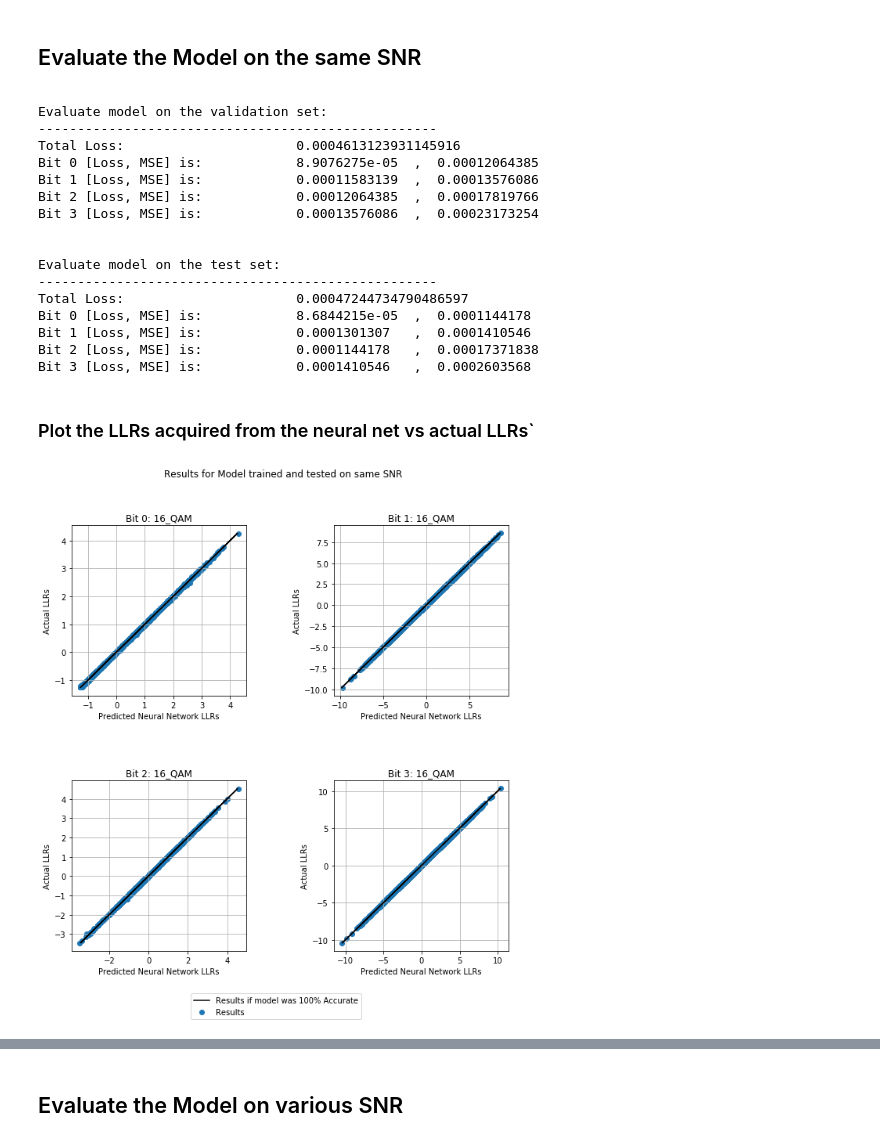
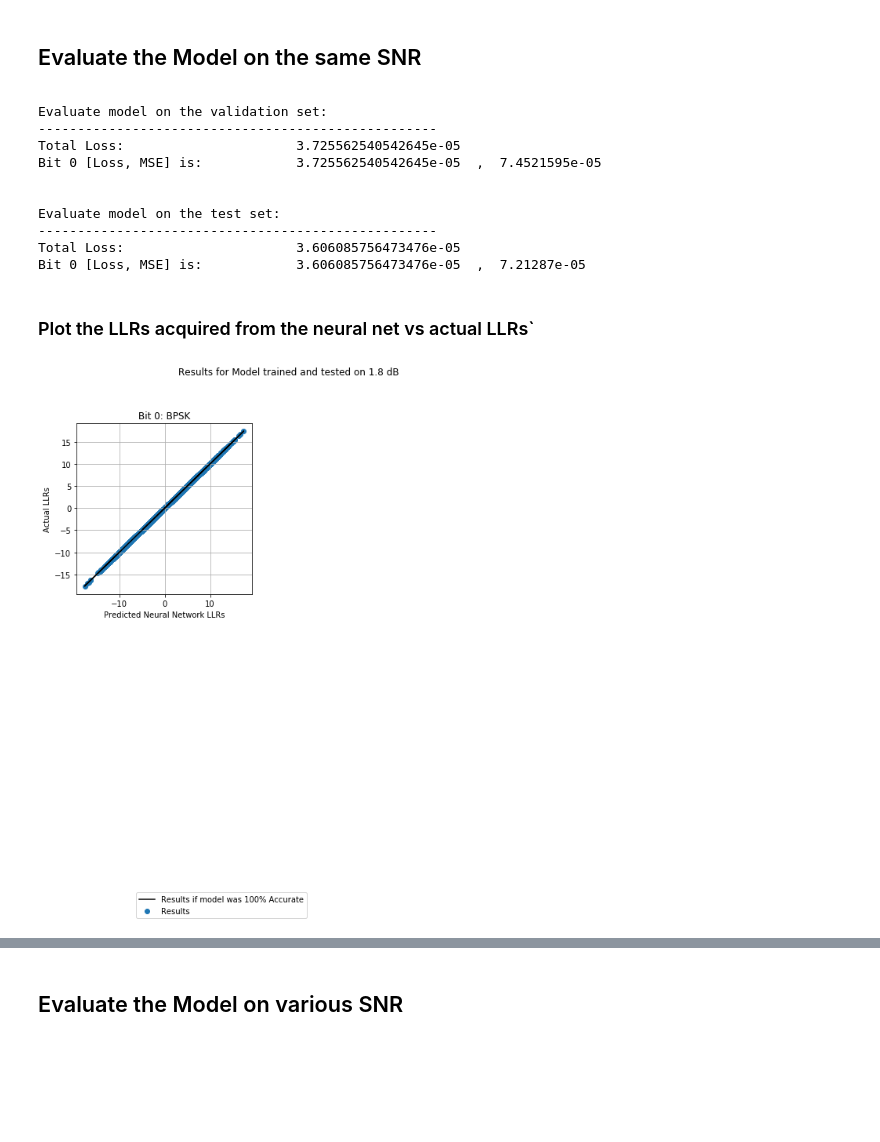
Before and after one commit to puresoda/LLR_net, a Jupyter notebook: LLR_NN.ipynb, the cells around one changed output, grey strips where cells are left out. Drawn from its saved outputs; the diff is of its cells as text; code cells hidden in the pictures; blank space fills up the shorter version.

Commit message:
Saved model for use in decoder, TODO: tidy up notebook and finish report

```diff
--- a/LLR_NN.ipynb
+++ b/LLR_NN.ipynb
@@ -148,11 +149,11 @@ import matplotlib.pyplot as plt
 # %% [markdown]
 # Load the Data
 # %%
-MODULATION = "16_QAM"
-SNR = "2"
-FADE_VAR = "0.1"
-SNR_RANGE_MIN = "-5"
-SNR_RANGE_MAX = "20"
+MODULATION = "BPSK"
+SNR = "1.8"
+FADE_VAR = "0.01"
+SNR_RANGE_MIN = "1"
+SNR_RANGE_MAX = "2.6"
 
 # Load the training data
 X_train_single_SNR = np.genfromtxt("./data_files_single_snr/" + MODULATION + "_X_train_snr_" + SNR + ".csv", delimiter=',')
@@ -344,46 +345,40 @@ for i in range(num_outputs):
 # %% [output]
 Evaluate model on the validation set:
 ---------------------------------------------------
-Total Loss:                      0.0004613123931145916
-Bit 0 [Loss, MSE] is:            8.9076275e-05  ,  0.00012064385
-Bit 1 [Loss, MSE] is:            0.00011583139  ,  0.00013576086
-Bit 2 [Loss, MSE] is:            0.00012064385  ,  0.00017819766
-Bit 3 [Loss, MSE] is:            0.00013576086  ,  0.00023173254
+Total Loss:                      3.725562540542645e-05
+Bit 0 [Loss, MSE] is:            3.725562540542645e-05  ,  7.4521595e-05
 
 
 Evaluate model on the test set:
 ---------------------------------------------------
-Total Loss:                      0.00047244734790486597
-Bit 0 [Loss, MSE] is:            8.6844215e-05  ,  0.0001144178
-Bit 1 [Loss, MSE] is:            0.0001301307   ,  0.0001410546
-Bit 2 [Loss, MSE] is:            0.0001144178   ,  0.00017371838
-Bit 3 [Loss, MSE] is:            0.0001410546   ,  0.0002603568
+Total Loss:                      3.606085756473476e-05
+Bit 0 [Loss, MSE] is:            3.606085756473476e-05  ,  7.21287e-05
 # %% [markdown]
 ### Plot the LLRs acquired from the neural net vs actual LLRs`
 # %%
 y_pred = [None]*num_outputs
 y_pred = model.predict(X_test_single_SNR)
 
 f = plt.figure()
 f.set_figheight(10)
 f.set_figwidth(10)
 for i in range(num_outputs):
   if num_outputs != 1:
     predicted = y_pred[i][:]
   else:
     predicted = y_pred
 
   plt.subplot(2,2,i+1)
   plt.scatter(np.asarray(predicted), y_test_single_SNR[:,i].reshape([-1,1]))
   plt.plot(y_test_single_SNR[:,i].reshape([-1,1]), y_test_single_SNR[:,i].reshape([-1,1]), 'k')
   plt.xlabel("Predicted Neural Network LLRs")
   plt.ylabel("Actual LLRs")
   plt.title("Bit " + str(i) + ": " + MODULATION)
   plt.grid()
 
 plt.subplots_adjust(wspace=0.5, hspace=0.5)
 f.legend(('Results if model was 100% Accurate', 'Results', ), loc = 'lower center')
-f.suptitle('Results for Model trained and tested on same SNR')
+f.suptitle("Results for Model trained and tested on " + str(SNR) + " dB")
 plt.show()
 # %% [output]
-[figure, old version]
+[figure, new version]
```
Also changed, not shown: parts of 18 cells of this notebook.
